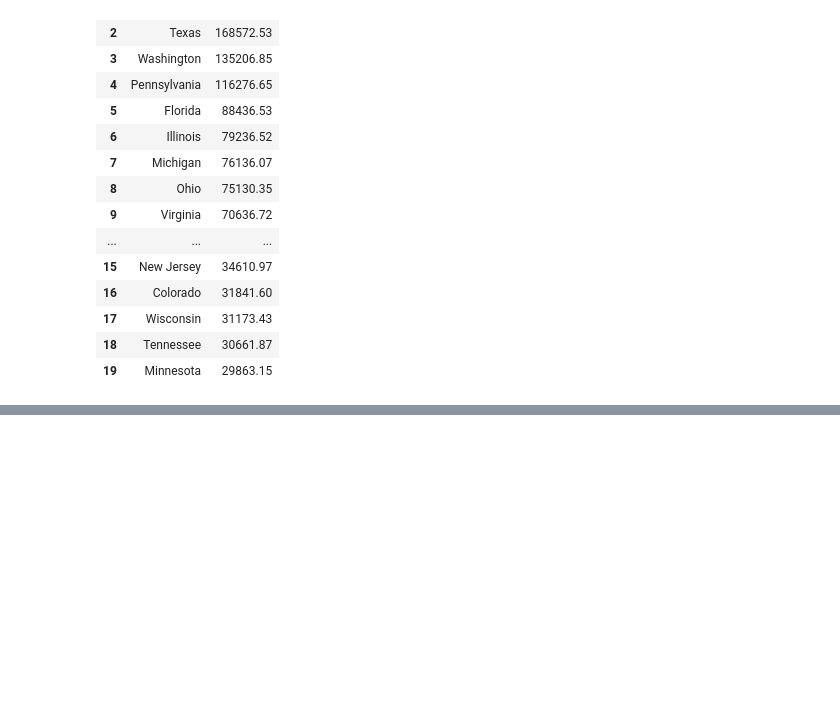
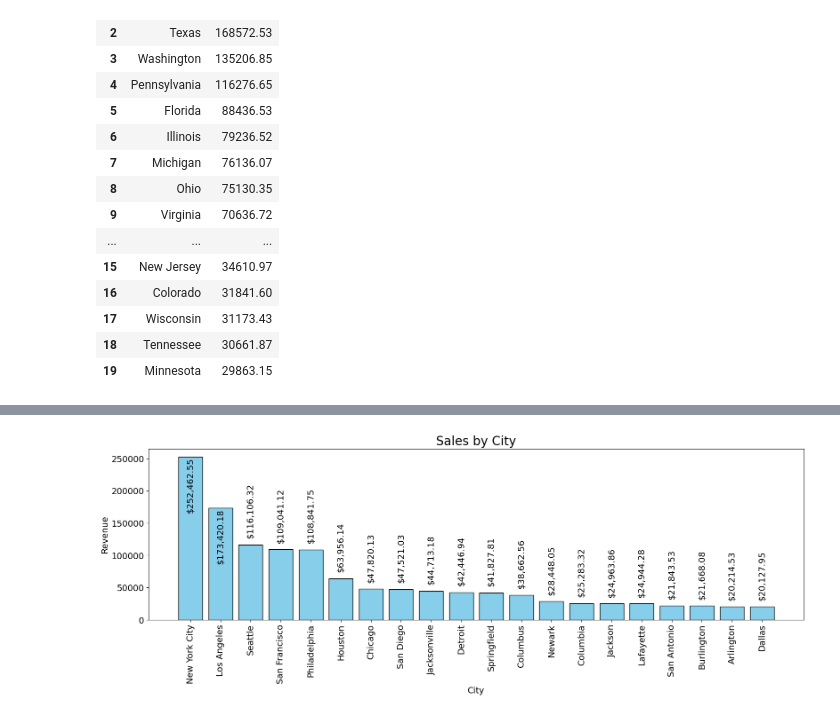
Before and after one commit to MrIsCM/DataProjects, a Jupyter notebook: P1_Sales_DA/main.ipynb, the cells around one changed output, grey strips where cells are left out. Drawn from its saved outputs; the diff is of its cells as text; code cells hidden in the pictures; blank space fills up the shorter version.

```diff
--- a/P1_Sales_DA/main.ipynb
+++ b/P1_Sales_DA/main.ipynb
@@ -197,0 +201,5 @@ for index, sales in top_states["Sales"].items():
+# %%
+top_cities = data.groupby('City')['Sales'].sum().sort_values(ascending=False).head(20)
+top_cities = top_cities.reset_index()
+top_cities['Sales'] = top_cities['Sales'].round(2)
+top_cities
@@ -197,0 +224,20 @@ for index, sales in top_states["Sales"].items():
+# %%
+plt.figure()
+plt.title("Sales by City", fontsize=20)
+plt.bar(top_cities['City'], top_cities['Sales'], color='skyblue', edgecolor='black')
+
+plt.ylabel('Revenue')
+plt.xlabel('City')
+
+plt.xticks(rotation=90)
+
+offset1 = top_cities['Sales'].max()/3
+offset2 = top_cities['Sales'].max()/20
+
+for index, sales in top_cities['Sales'].items():
+	if sales > top_cities['Sales'].max()/2:
+		plt.text(index, sales-offset1,f"${sales:,.2f}", fontsize=14, rotation=90, color='k', ha='center')
+	else:
+		plt.text(index, sales+offset2,f"${sales:,.2f}", fontsize=14, rotation=90, color='k', ha='center')
+# %% [output]
+[figure, added]
```
Also changed, not shown: parts of 21 cells of this notebook.
